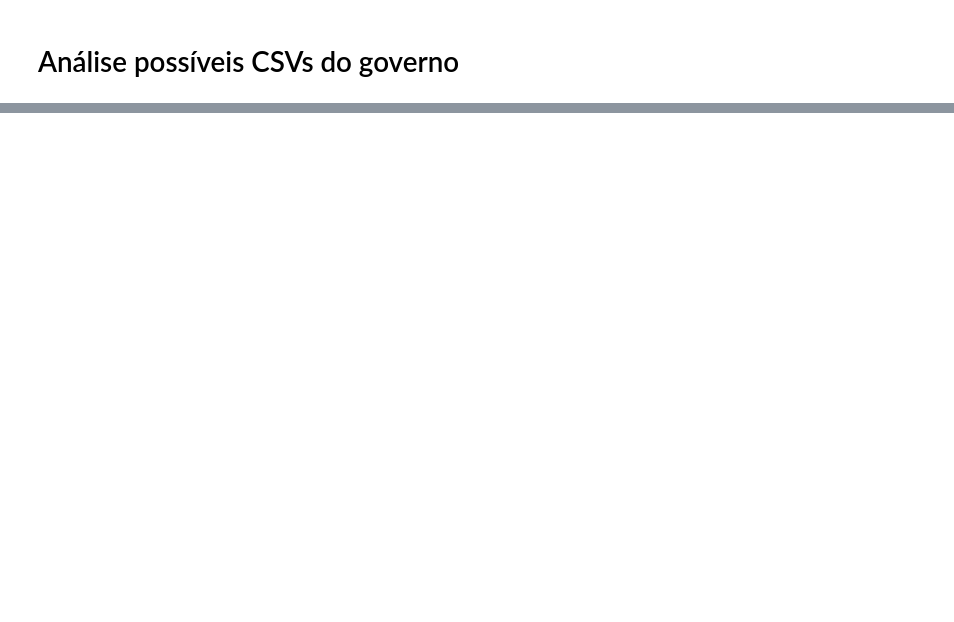
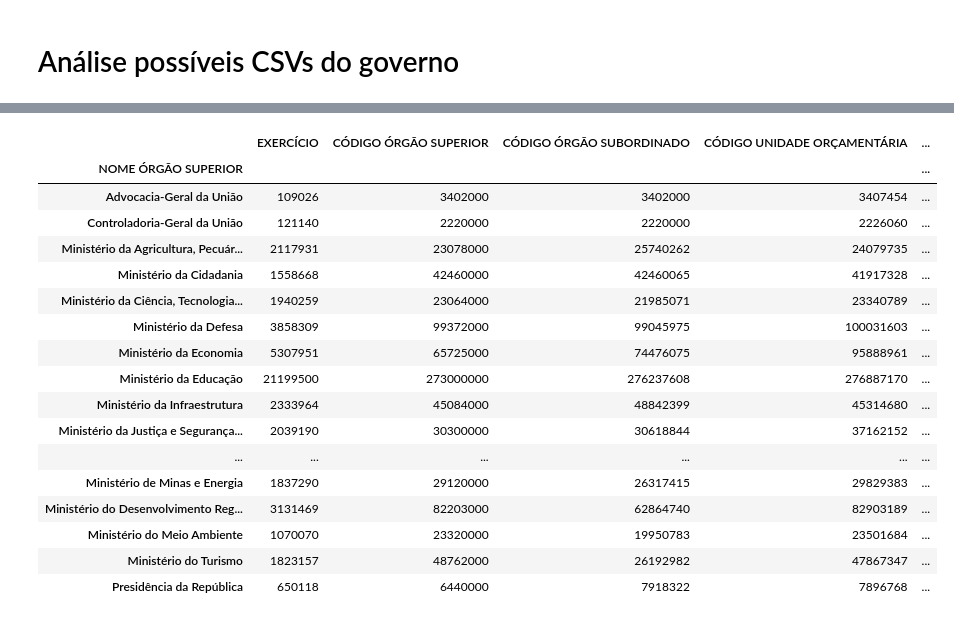
Before and after one commit to PanGeia-Study-Group/Analise_orcamento, a Jupyter notebook: codigo/Untitled.ipynb, the cells around one changed output, grey strips where cells are left out. Saved outputs shown, nothing was run; the diff lists cells and outputs as text; code cells hidden in the pictures; blank space fills up the shorter version.

Commit message:
melhorias análise dos dados

```diff
--- a/codigo/Untitled.ipynb
+++ b/codigo/Untitled.ipynb
@@ -4,4 +4,5 @@
 import pandas as pd
 # %%
 df = pd.read_csv('../dados/3_dados_csv/2021_Receitas.csv', encoding="ISO-8859-1", sep = ';')
+df2 = pd.read_csv('../dados/3_dados_csv/2019_OrcamentoDespesa.csv', encoding="ISO-8859-1", sep = ';')
 # %%
@@ -50,0 +82,35 @@ df[df['CÓDIGO ÓRGÃO SUPERIOR'] == 26000]['VALOR REALIZADO'].sum()
+# %%
+df2['ORÇAMENTO INICIAL (R$)'] = df2['ORÇAMENTO INICIAL (R$)'].str.replace(",",".",regex=True).astype(float)
+#df2['ORÇAMENTO INICIAL (R$)'] = pd.to_numeric(df2['ORÇAMENTO INICIAL (R$)'], downcast="float")
+
+df2['ORÇAMENTO ATUALIZADO (R$)'] = df2['ORÇAMENTO ATUALIZADO (R$)'].str.replace(",",".",regex=True).astype(float)
+#df2['ORÇAMENTO ATUALIZADO (R$)'] = pd.to_numeric(df2['ORÇAMENTO ATUALIZADO (R$)'], downcast="float")
+
+df2['ORÇAMENTO EMPENHADO (R$)'] = df2['ORÇAMENTO EMPENHADO (R$)'].str.replace(",",".",regex=True).astype(float)
+#df2['ORÇAMENTO EMPENHADO (R$)'] = pd.to_numeric(df2['ORÇAMENTO EMPENHADO (R$)'], downcast="float")
+
+df2['ORÇAMENTO REALIZADO (R$)'] = df2['ORÇAMENTO REALIZADO (R$)'].str.replace(",",".",regex=True).astype(float)
+#df2['ORÇAMENTO REALIZADO (R$)'] = pd.to_numeric(df2['ORÇAMENTO REALIZADO (R$)'], downcast="float")
+# %%
+teste = df2.groupby(['NOME ÓRGÃO SUPERIOR']).sum()
+# %%
+teste
+# %% [output]
+|  | EXERCÍCIO | CÓDIGO ÓRGÃO SUPERIOR | CÓDIGO ÓRGÃO SUBORDINADO | CÓDIGO UNIDADE ORÇAMENTÁRIA | ... |
+| NOME ÓRGÃO SUPERIOR |  |  |  |  | ... |
+| Advocacia-Geral da União | 109026 | 3402000 | 3402000 | 3407454 | ... |
+| Controladoria-Geral da União | 121140 | 2220000 | 2220000 | 2226060 | ... |
+| Ministério da Agricultura, Pecuár... | 2117931 | 23078000 | 25740262 | 24079735 | ... |
+| Ministério da Cidadania | 1558668 | 42460000 | 42460065 | 41917328 | ... |
+| Ministério da Ciência, Tecnologia... | 1940259 | 23064000 | 21985071 | 23340789 | ... |
+| Ministério da Defesa | 3858309 | 99372000 | 99045975 | 100031603 | ... |
+| Ministério da Economia | 5307951 | 65725000 | 74476075 | 95888961 | ... |
+| Ministério da Educação | 21199500 | 273000000 | 276237608 | 276887170 | ... |
+| Ministério da Infraestrutura | 2333964 | 45084000 | 48842399 | 45314680 | ... |
+| Ministério da Justiça e Segurança... | 2039190 | 30300000 | 30618844 | 37162152 | ... |
+| ... | ... | ... | ... | ... | ... |
+| Ministério de Minas e Energia | 1837290 | 29120000 | 26317415 | 29829383 | ... |
+| Ministério do Desenvolvimento Reg... | 3131469 | 82203000 | 62864740 | 82903189 | ... |
+| Ministério do Meio Ambiente | 1070070 | 23320000 | 19950783 | 23501684 | ... |
+| Ministério do Turismo | 1823157 | 48762000 | 26192982 | 47867347 | ... |
+| Presidência da República | 650118 | 6440000 | 7918322 | 7896768 | ... |
```
Also changed, not shown: parts of 8 cells of this notebook.
